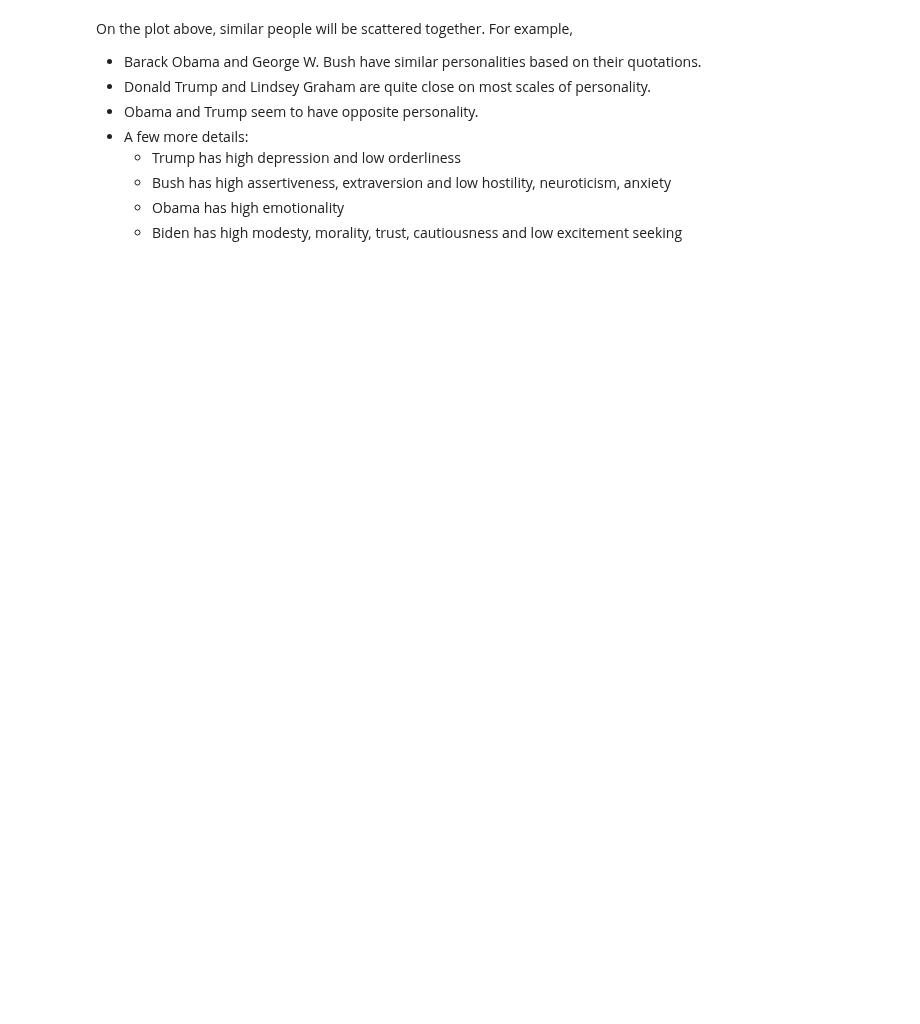
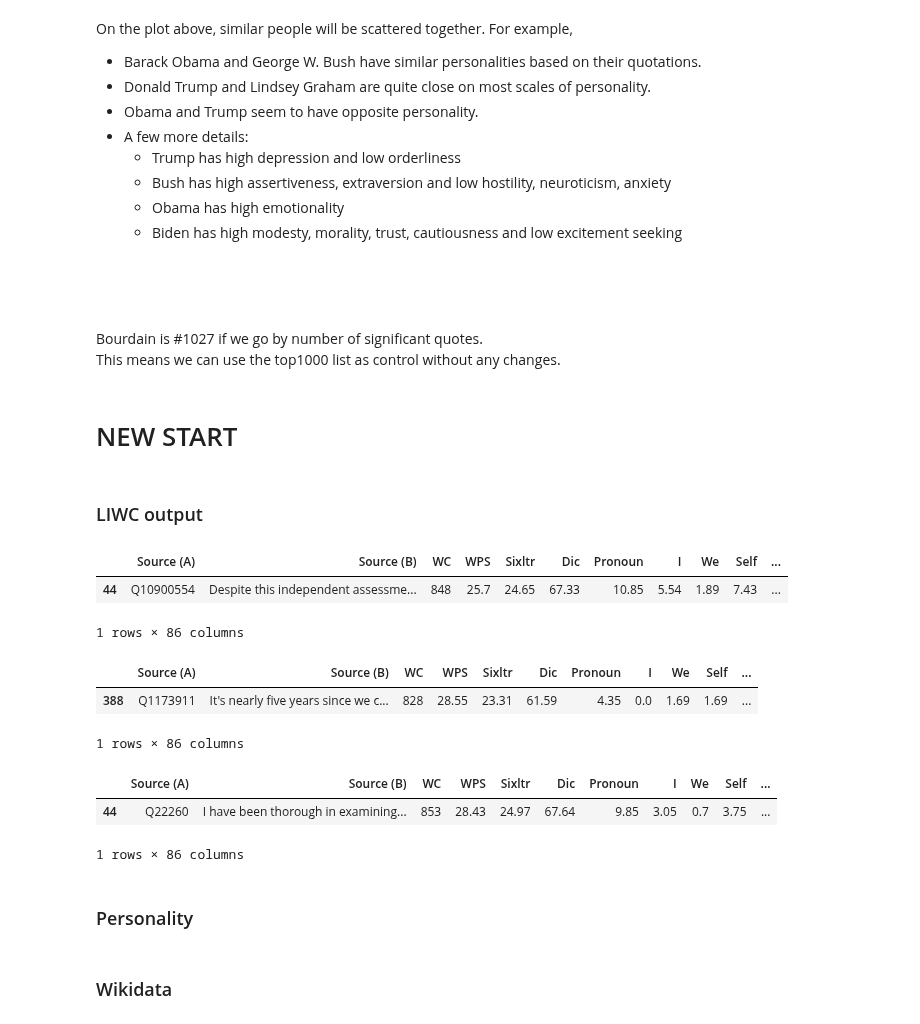
Before and after one commit to epfl-ada/ada-2021-project-madry, a Jupyter notebook: SuicideAnalysis.ipynb, the cells around one changed output. Cells and saved outputs as stored; diff of their text form; code cells hidden in the pictures; blank space fills up the shorter version.

```diff
--- a/SuicideAnalysis.ipynb
+++ b/SuicideAnalysis.ipynb
@@ -1060,3 +986,20 @@ On the plot above, similar people will be scattered together. For example,
   - Bush has high assertiveness, extraversion and low hostility, neuroticism, anxiety
   - Obama has high emotionality
   - Biden has high modesty, morality, trust, cautiousness and low excitement seeking
+# %% [markdown]
+<br/><br/><br/>
+Bourdain is #1027 if we go by number of significant quotes.<br/>
+This means we can use the top1000 list as control without any changes.
+# %% [markdown]
+# NEW START
+# %% [markdown]
+### LIWC output
+# %%
+sui_liwc = pd.read_csv('data/local_only/sui_output_1.csv')
+# %%
+# Visualise a random sample
+sui_liwc.sample()
+# %% [output]
+|  | Source (A) | Source (B) | WC | WPS | Sixltr | Dic | Pronoun | I | We | Self | ... |
+| 44 | Q10900554 | Despite this independent assessme... | 848 | 25.7 | 24.65 | 67.33 | 10.85 | 5.54 | 1.89 | 7.43 | ... |
+1 rows × 86 columns
@@ -1062,0 +1008,6 @@ On the plot above, similar people will be scattered together. For example,
+# %%
+ctrl_liwc.sample()
+# %% [output]
+|  | Source (A) | Source (B) | WC | WPS | Sixltr | Dic | Pronoun | I | We | Self | ... |
+| 388 | Q1173911 | It's nearly five years since we c... | 828 | 28.55 | 23.31 | 61.59 | 4.35 | 0.0 | 1.69 | 1.69 | ... |
+1 rows × 86 columns
@@ -1062,0 +1016,8 @@ On the plot above, similar people will be scattered together. For example,
+# %%
+poli_liwc.sample()
+# %% [output]
+|  | Source (A) | Source (B) | WC | WPS | Sixltr | Dic | Pronoun | I | We | Self | ... |
+| 44 | Q22260 | I have been thorough in examining... | 853 | 28.43 | 24.97 | 67.64 | 9.85 | 3.05 | 0.7 | 3.75 | ... |
+1 rows × 86 columns
+# %% [markdown]
+### Personality
@@ -1062,0 +1030,2 @@ On the plot above, similar people will be scattered together. For example,
+# %% [markdown]
+### Wikidata
```
Also changed, not shown: parts of 35 cells of this notebook, 1 other file.
